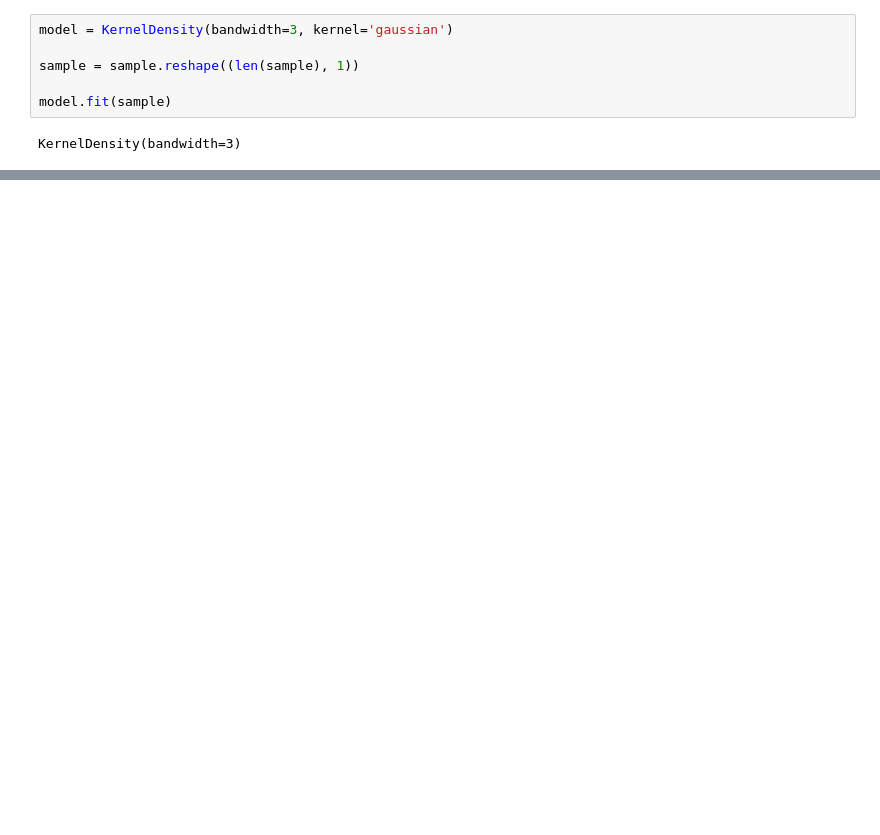
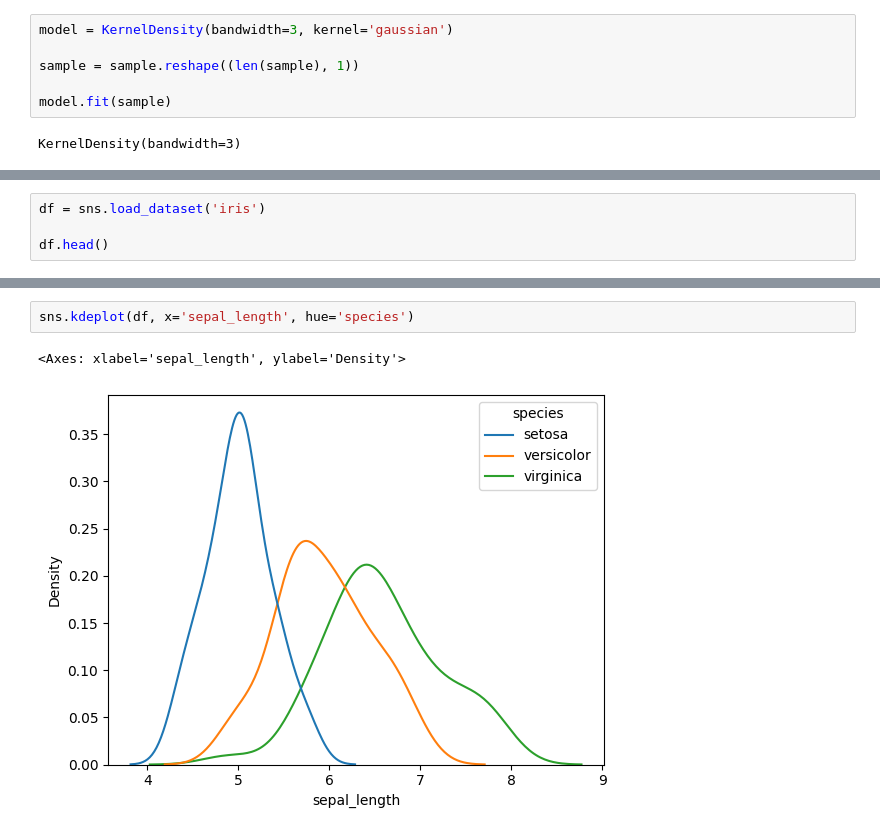
Before and after one commit to Evergreenies/data-science-learning, a Jupyter notebook: stats/40/40.ipynb, the cells around one changed output, grey strips where cells are left out. Cells and saved outputs as stored; diff of their text form; blank space fills up the shorter version.

Commit message:
added 2d graph

```diff
--- a/stats/40/40.ipynb
+++ b/stats/40/40.ipynb
@@ -314,0 +315,4 @@ sns.kdeplot(sample.reshape(1000), bw_adjust=0.8)
+# %%
+df = sns.load_dataset('iris')
+
+df.head()
@@ -314,0 +326,5 @@ sns.kdeplot(sample.reshape(1000), bw_adjust=0.8)
+# %%
+sns.kdeplot(df, x='sepal_length', hue='species')
+# %% [output]
+<Axes: xlabel='sepal_length', ylabel='Density'>
+[figure, added]
```
Also changed, not shown: parts of 25 cells of this notebook.
